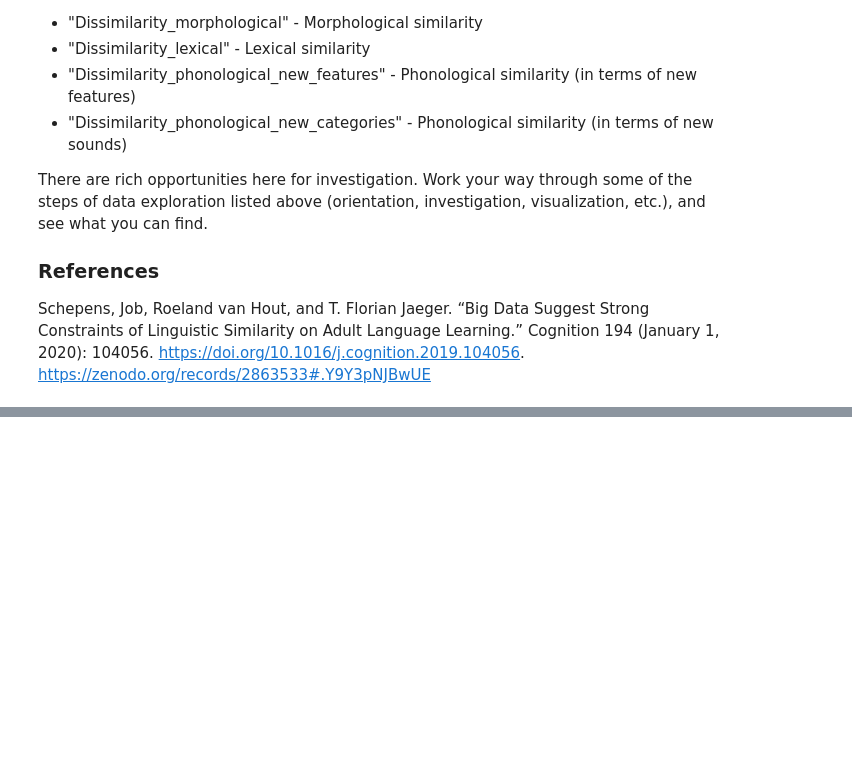
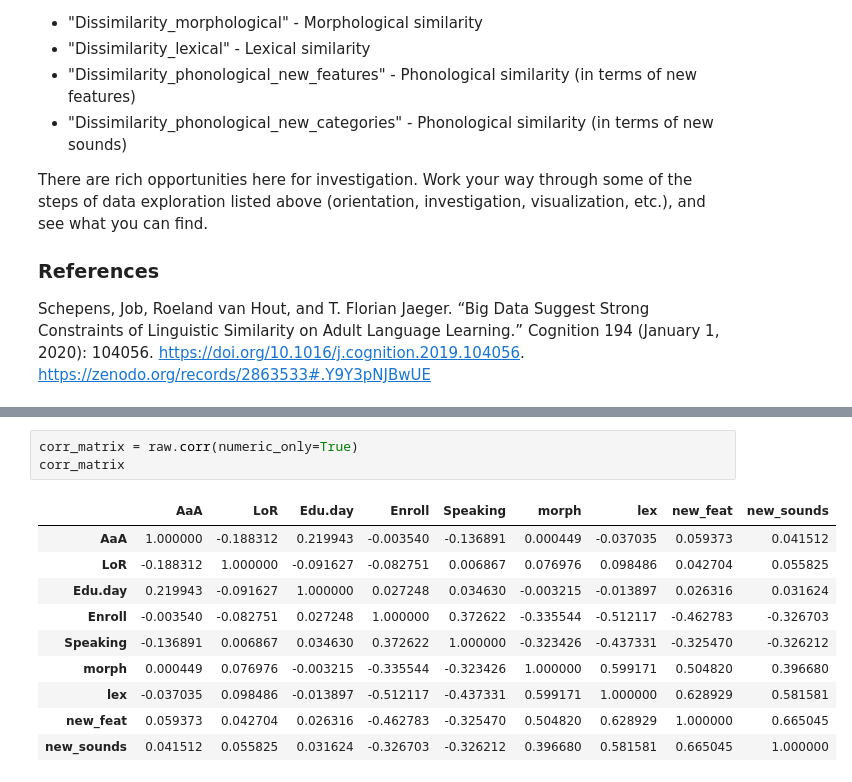
Before and after one commit to EmilieJN/Experimental-Psycholinguistics, a Jupyter notebook: data-exploration.ipynb, the cells around one changed output, grey strips where cells are left out. Drawn from its saved outputs; the diff is of its cells as text; blank space fills up the shorter version.

```diff
--- a/data-exploration.ipynb
+++ b/data-exploration.ipynb
@@ -50,0 +58,14 @@ df = pd.read_csv(url, encoding="cp1252")
+# %%
+corr_matrix = raw.corr(numeric_only=True)
+corr_matrix
+# %% [output]
+|  | AaA | LoR | Edu.day | Enroll | Speaking | morph | lex | new_feat | new_sounds |
+| AaA | 1.000000 | -0.188312 | 0.219943 | -0.003540 | -0.136891 | 0.000449 | -0.037035 | 0.059373 | 0.041512 |
+| LoR | -0.188312 | 1.000000 | -0.091627 | -0.082751 | 0.006867 | 0.076976 | 0.098486 | 0.042704 | 0.055825 |
+| Edu.day | 0.219943 | -0.091627 | 1.000000 | 0.027248 | 0.034630 | -0.003215 | -0.013897 | 0.026316 | 0.031624 |
+| Enroll | -0.003540 | -0.082751 | 0.027248 | 1.000000 | 0.372622 | -0.335544 | -0.512117 | -0.462783 | -0.326703 |
+| Speaking | -0.136891 | 0.006867 | 0.034630 | 0.372622 | 1.000000 | -0.323426 | -0.437331 | -0.325470 | -0.326212 |
+| morph | 0.000449 | 0.076976 | -0.003215 | -0.335544 | -0.323426 | 1.000000 | 0.599171 | 0.504820 | 0.396680 |
+| lex | -0.037035 | 0.098486 | -0.013897 | -0.512117 | -0.437331 | 0.599171 | 1.000000 | 0.628929 | 0.581581 |
+| new_feat | 0.059373 | 0.042704 | 0.026316 | -0.462783 | -0.325470 | 0.504820 | 0.628929 | 1.000000 | 0.665045 |
+| new_sounds | 0.041512 | 0.055825 | 0.031624 | -0.326703 | -0.326212 | 0.396680 | 0.581581 | 0.665045 | 1.000000 |
```
Also changed, not shown: parts of 9 cells of this notebook, 2 other files.
